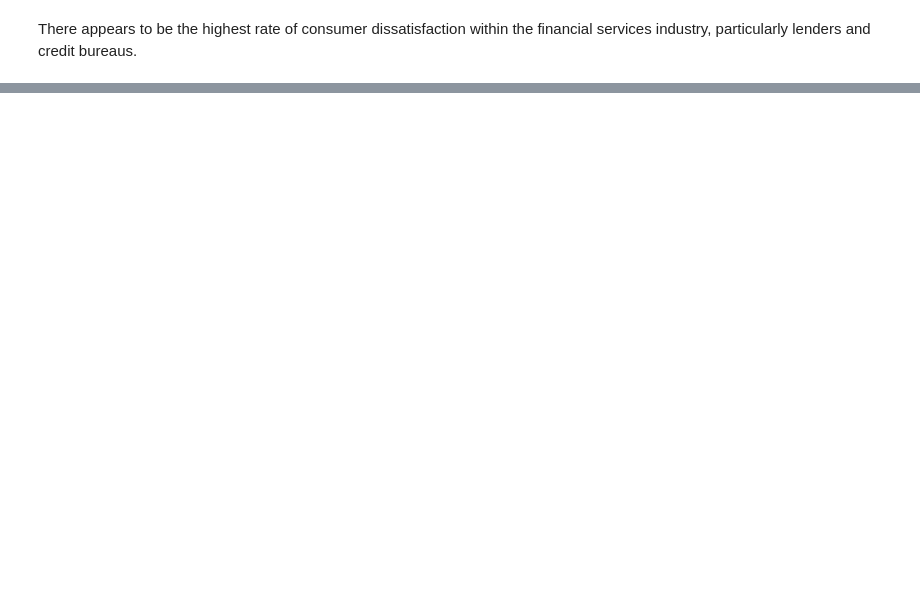
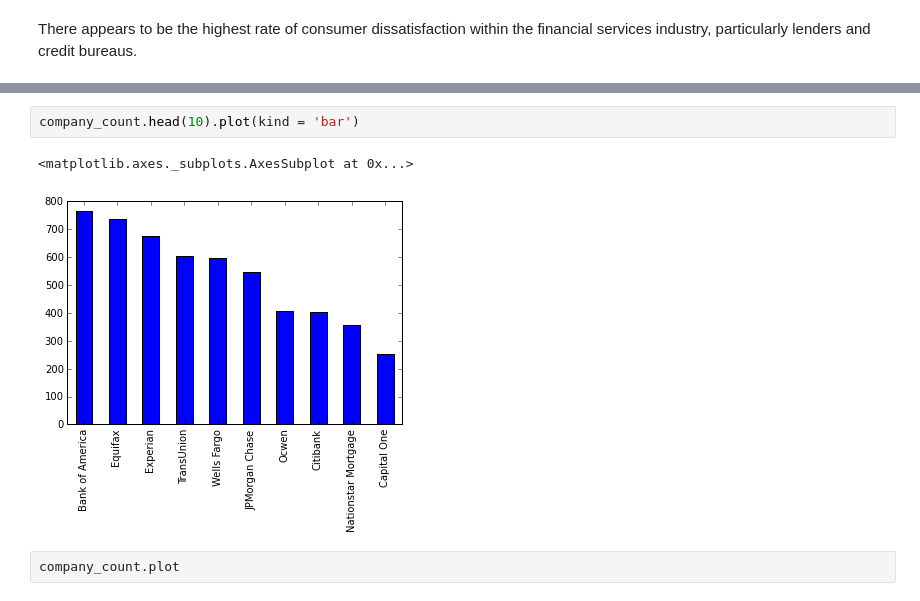
Before and after one commit to nckathleen/Consumer-Complaints, a Jupyter notebook: consumer_complaints.ipynb, the cells around one changed output, grey strips where cells are left out. Drawn from its saved outputs; the diff is of its cells as text; blank space fills up the shorter version.

Commit message:
Three plots

```diff
--- a/consumer_complaints.ipynb
+++ b/consumer_complaints.ipynb
@@ -51,0 +144,7 @@ company_resp = complaints.Company.value_counts()
+# %%
+company_count.head(10).plot(kind = 'bar')
+# %% [output]
+<matplotlib.axes._subplots.AxesSubplot at 0x...>
+[figure, added]
+# %%
+company_count.plot
```
Also changed, not shown: parts of 9 cells of this notebook.
